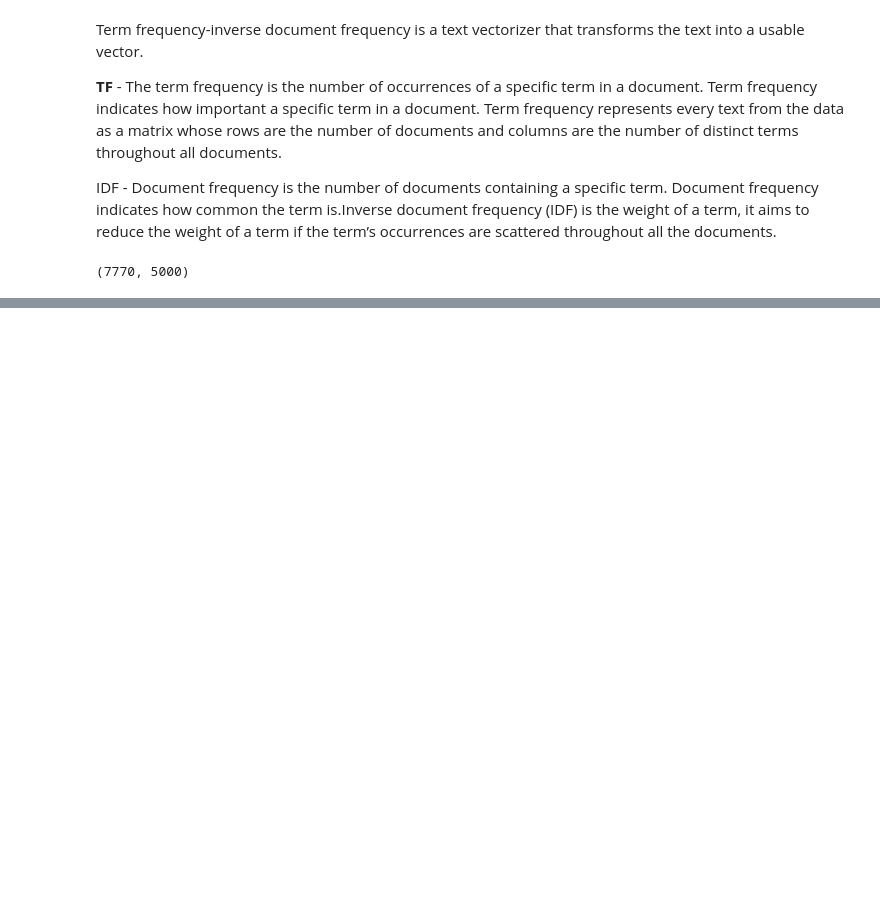
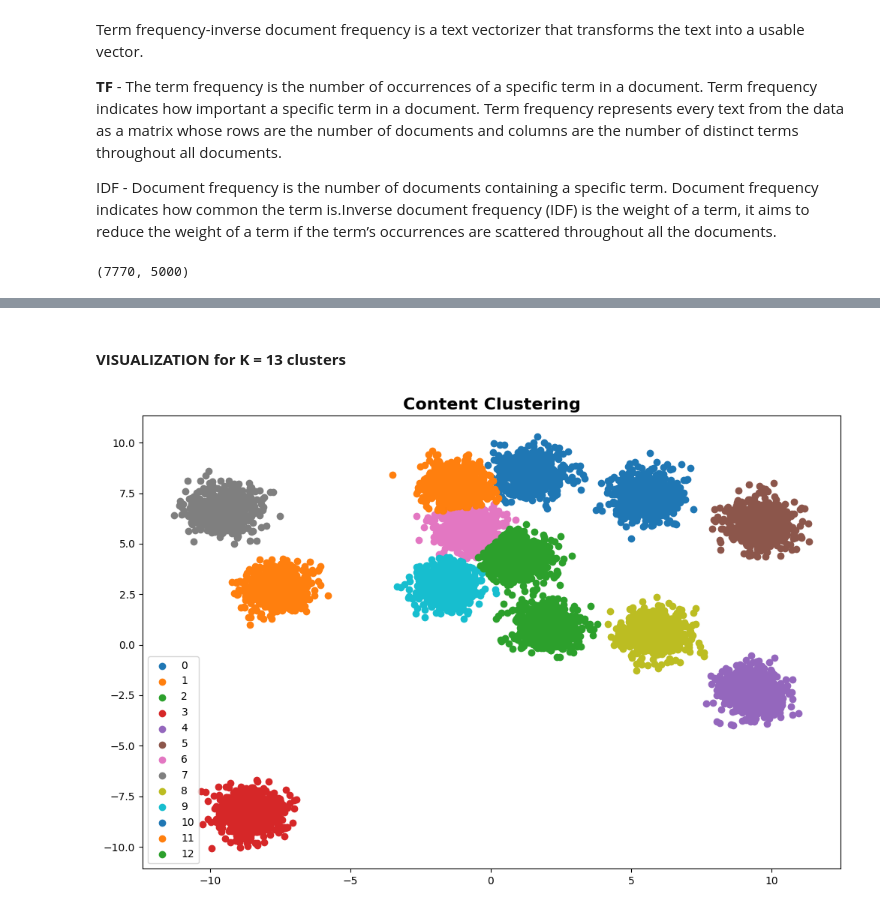
Before and after one commit to Amol2332/NETFLIX-MOVIES-AND-TV-SHOWS-CLUSTERING, a Jupyter notebook: netflix_clustering.ipynb, the cells around one changed output, grey strips where cells are left out. Saved outputs shown, nothing was run; the diff lists cells and outputs as text; code cells hidden in the pictures; blank space fills up the shorter version.

```diff
--- a/netflix_clustering.ipynb
+++ b/netflix_clustering.ipynb
@@ -705,0 +894,22 @@ X.shape
+# %% [markdown]
+#### **VISUALIZATION for K = 13 clusters**
+# %%
+plt.figure(figsize=(12,8), dpi=100)
+X, y_true = make_blobs(n_samples=7770, centers=13,
+                       cluster_std=0.6, random_state=0)
+kmeans= KMeans(n_clusters=13, init= 'k-means++', random_state=9)
+kmeans.fit(X)
+
+#predict the labels of clusters.
+label = kmeans.fit_predict(X)
+#Getting unique labels
+unique_labels = np.unique(label)
+
+#plotting the results:
+for i in unique_labels:
+    plt.scatter(X[label == i , 0] , X[label == i , 1] , label = i)
+plt.legend()
+plt.title('Content Clustering',fontsize = 16, fontweight='bold')
+plt.show()
+# %% [output]
+[figure, added]
```
Also changed, not shown: parts of 20 cells of this notebook.
